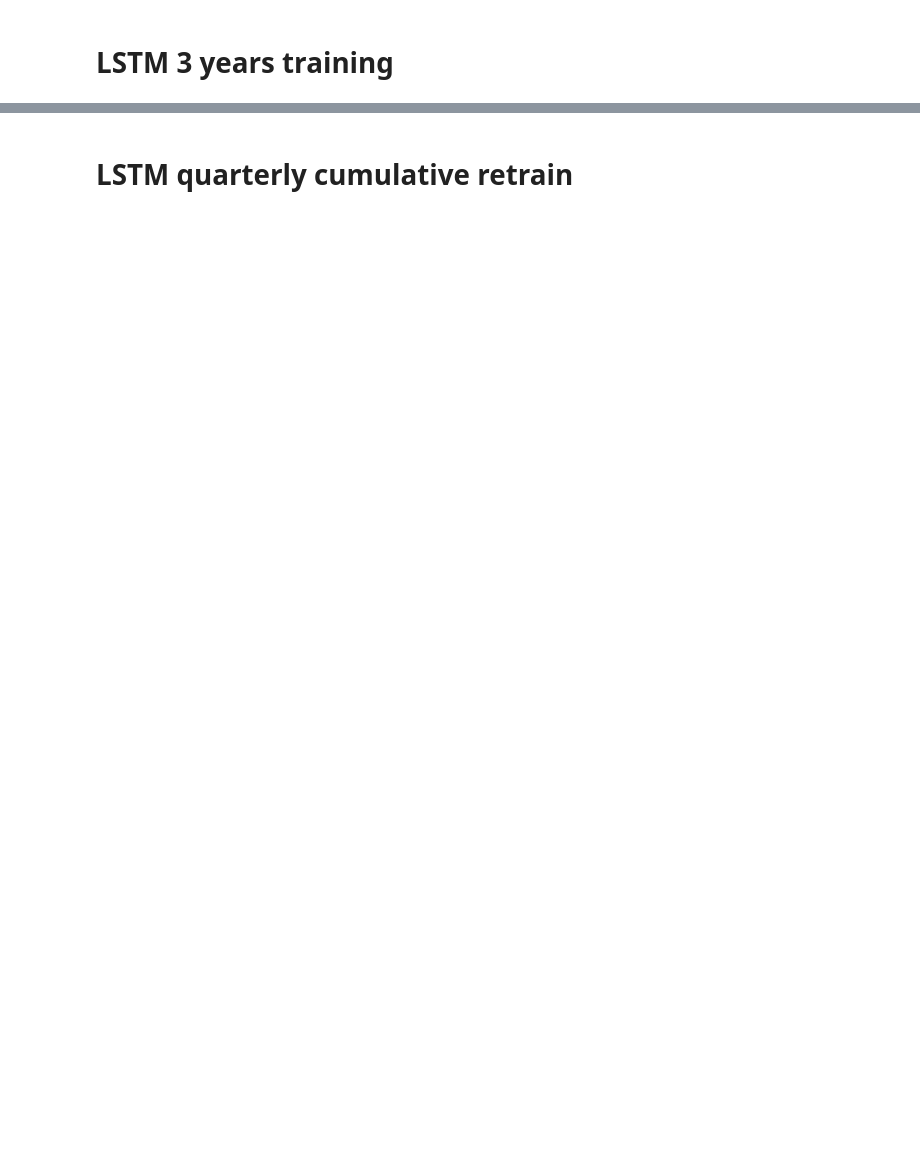
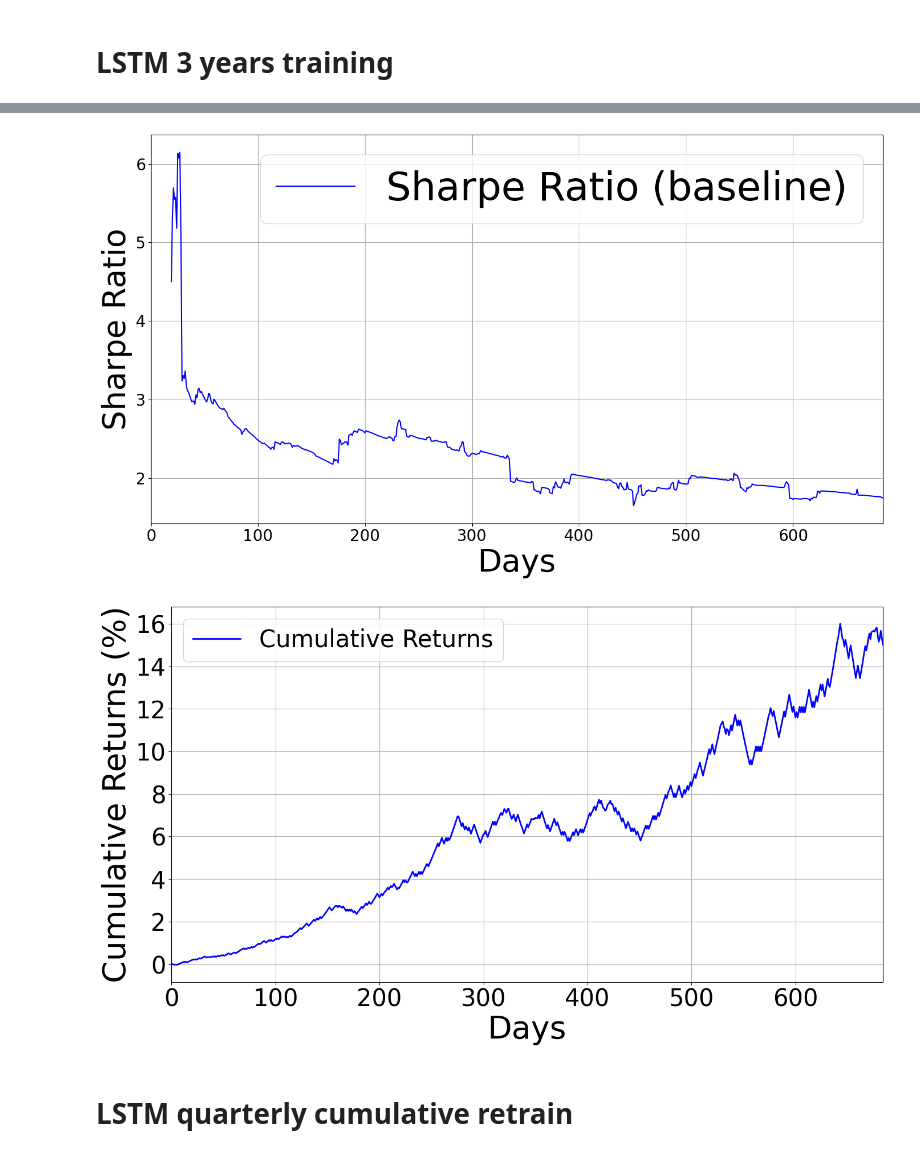
Before and after one commit to leovora/master-thesis, a Jupyter notebook: notebooks/ats.ipynb, the cells around one changed output, grey strips where cells are left out. Saved outputs shown, nothing was run; the diff lists cells and outputs as text; code cells hidden in the pictures; blank space fills up the shorter version.

```diff
--- a/notebooks/ats.ipynb
+++ b/notebooks/ats.ipynb
@@ -119,6 +126,8 @@ for seed in SEEDS:
 # %% [markdown]
 # LSTM 3 years training
 # %%
-MODEL_SUBDIR = 'models/LSTM_3_years'
-PLOTS_SUBDIR = 'plots/baseline/LSTM_3_years'
+#MODEL_DIR = PROJECT_ROOT / 'notebooks/models/LSTM_3_years'
+MODEL_DIR = PROJECT_ROOT / f'runs/seed_42/models/LSTM_3_YEARS_1'
+#PLOTS_DIR = PROJECT_ROOT / 'notebooks/plots/baseline/LSTM_3_years'
+PLOTS_DIR = PROJECT_ROOT / f'runs/seed_42/plots/baseline/LSTM_3_years'
 # %%
@@ -153,13 +175,11 @@ for seed in SEEDS:
 # %%
-for seed in SEEDS:
-    use_seed(seed)
-    PLOTS_DIR = RUN_DIR / PLOTS_SUBDIR
-    PLOTS_DIR.mkdir(parents=True, exist_ok=True)
-
-    plot_dynamic_sharpe_ratio(portfolio_returns_by_seed[SEED], folder=PLOTS_DIR)
+plot_dynamic_sharpe_ratio(portfolio_returns, folder=PLOTS_DIR)
 
 
-    plot_cumulative_returns_baseline(portfolio_returns_by_seed[SEED], folder=PLOTS_DIR)
+plot_cumulative_returns_baseline(portfolio_returns, folder=PLOTS_DIR)
+# %% [output]
+[figure, added]
+[figure, added]
 # %% [markdown]
 # LSTM quarterly cumulative retrain
 # %%
```
Also changed, not shown: parts of 11 cells of this notebook, 3 other files.
